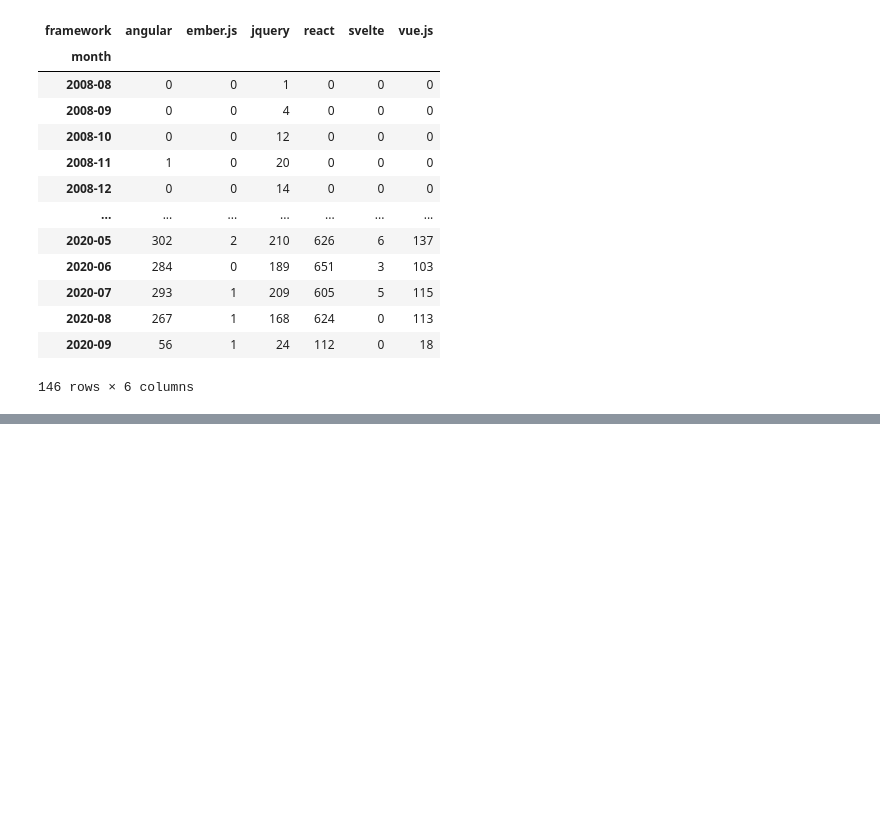
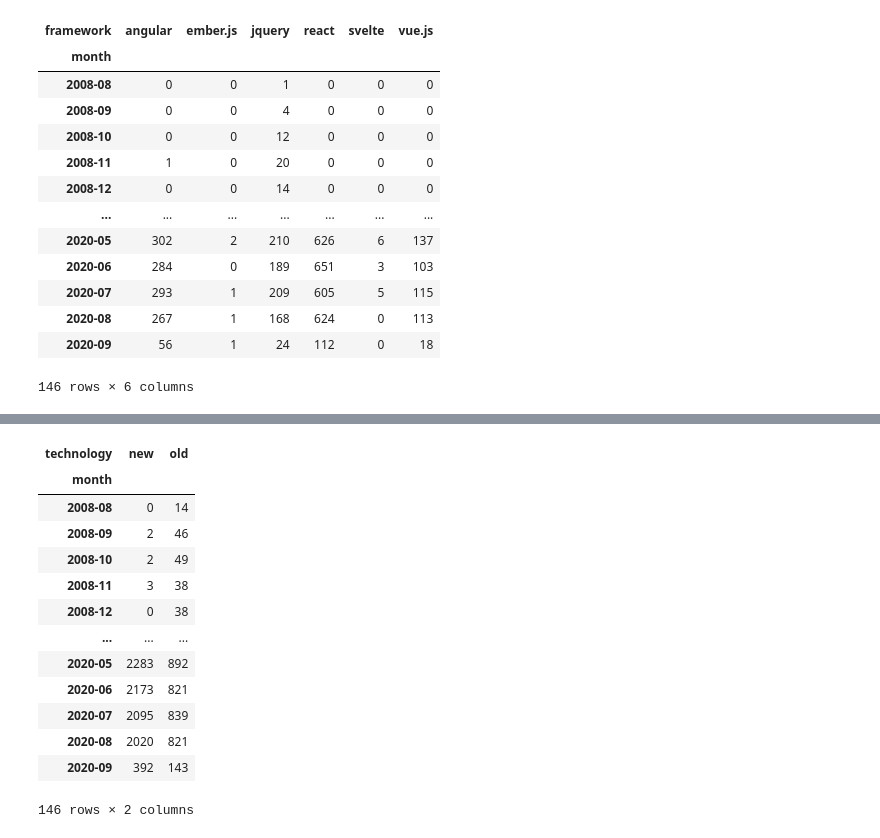
Before and after one commit to Chiyo-no-sake/ds_project, a Jupyter notebook: Analisys.ipynb, the cells around one changed output, grey strips where cells are left out. Cells and saved outputs as stored; diff of their text form; code cells hidden in the pictures; blank space fills up the shorter version.

```diff
--- a/Analisys.ipynb
+++ b/Analisys.ipynb
@@ -103,0 +132,18 @@ fig.show()
+# %%
+tab_ovn = new_ovn.groupby(["month", "technology"]).size().unstack(fill_value=0)
+tab_ovn
+# %% [output]
+| technology | new | old |
+| month |  |  |
+| 2008-08 | 0 | 14 |
+| 2008-09 | 2 | 46 |
+| 2008-10 | 2 | 49 |
+| 2008-11 | 3 | 38 |
+| 2008-12 | 0 | 38 |
+| ... | ... | ... |
+| 2020-05 | 2283 | 892 |
+| 2020-06 | 2173 | 821 |
+| 2020-07 | 2095 | 839 |
+| 2020-08 | 2020 | 821 |
+| 2020-09 | 392 | 143 |
+146 rows × 2 columns
```
Also changed, not shown: parts of 9 cells of this notebook, 2 other files.
